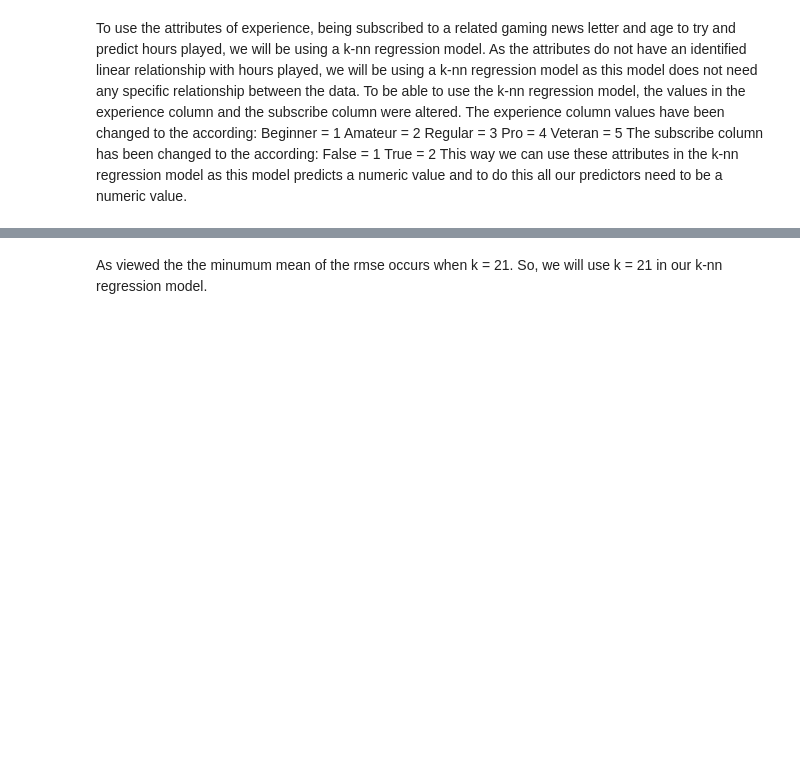
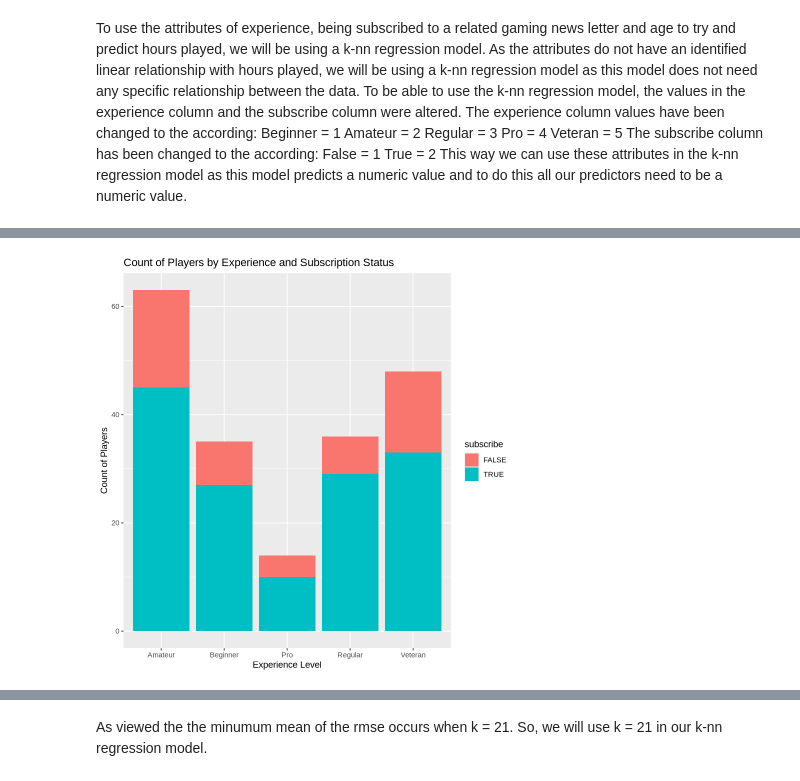
Before and after one commit to FinBradshaw/Group_Project, a Jupyter notebook: GroupIntro.ipynb, the cells around one changed output, grey strips where cells are left out. Drawn from its saved outputs; the diff is of its cells as text; code cells hidden in the pictures; blank space fills up the shorter version.

```diff
--- a/GroupIntro.ipynb
+++ b/GroupIntro.ipynb
@@ -67,0 +189,7 @@ This way we can use these attributes in the k-nn regression model as this model
+# %%
+ggplot(players, aes(x = experience, fill = subscribe)) +
+  geom_bar() +
+  labs(title = "Count of Players by Experience and Subscription Status",
+       x = "Experience Level",y = "Count of Players")
+# %% [output]
+[figure, added]
```
Also changed, not shown: parts of 21 cells of this notebook.
